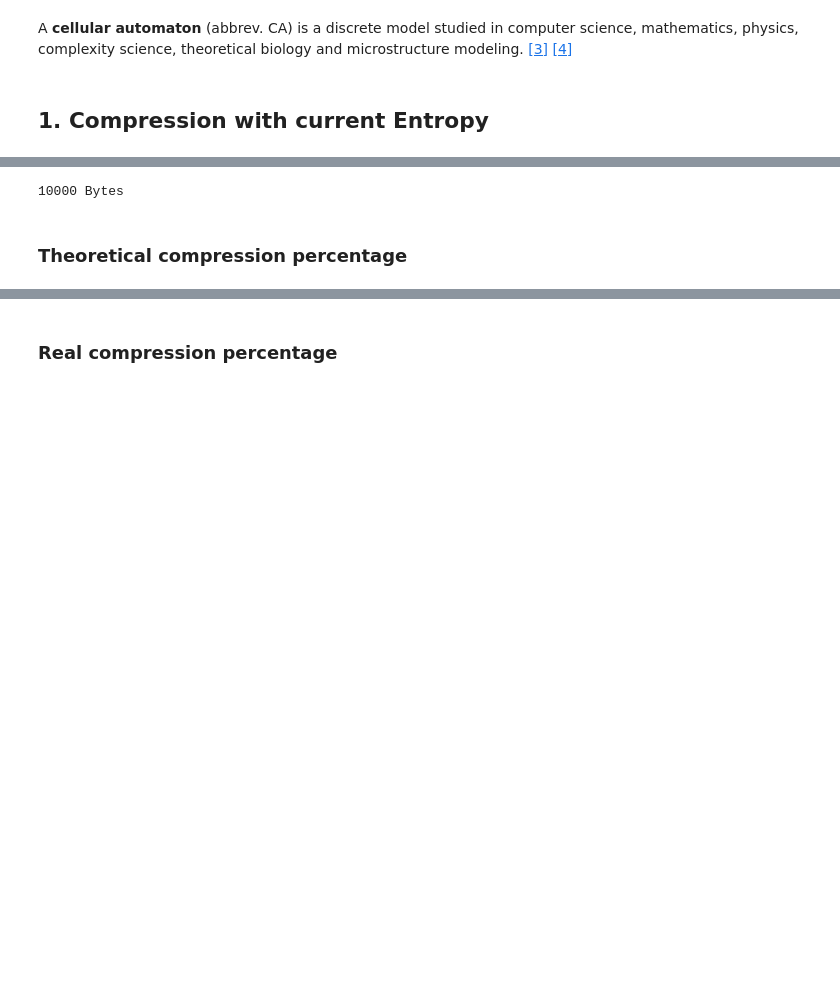
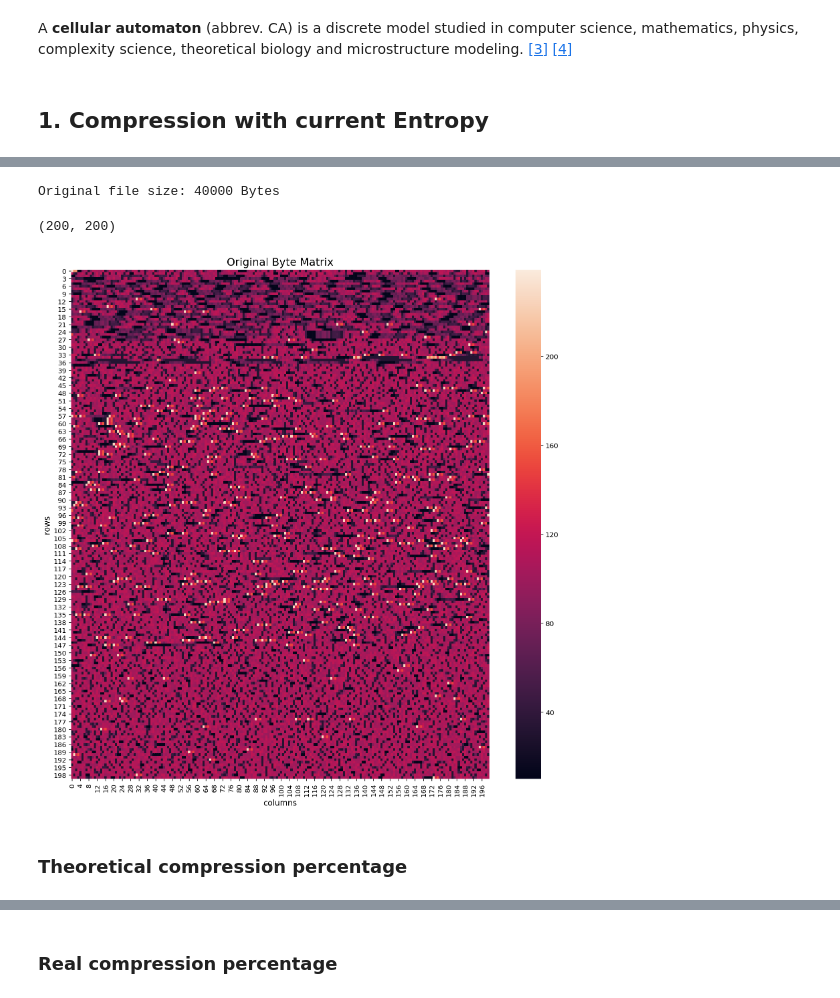
Before and after one commit to ansegura7/DataCompression, a Jupyter notebook: code/CompressionAndEntropy.ipynb, the cells around one changed output, grey strips where cells are left out. Saved outputs shown, nothing was run; the diff lists cells and outputs as text; code cells hidden in the pictures; blank space fills up the shorter version.

```diff
--- a/code/CompressionAndEntropy.ipynb
+++ b/code/CompressionAndEntropy.ipynb
@@ -93,3 +33,31 @@ def get_file_bytes(file_path):
     with open(file_path, 'rb') as f:
         return bytearray(f.read());
     return None
+# %%
+# Loading target file
+file_path = "../data/text/book1-en.txt"
+text_byte_list = get_file_bytes(file_path)[:40000]
+n_bytes = len(text_byte_list)
+print('Original file size:', n_bytes, 'Bytes')
+# %% [output]
+Original file size: 40000 Bytes
+# %%
+# Get the matrix size
+def _get_size_matrix(n, noise):
+    factors = reduce(list.__add__, ([i, n//i] for i in range(1, int(n**0.5) + 1) if n % i == 0))
+    return factors[len(factors) - 1], factors[len(factors) - 2], noise
+
+# Check if the number is prime
+def _is_prime(n):
+    if n < 3 or n % 2 == 0:
+        return n == 2
+    else:
+        return not any(n % i == 0 for i in range(3, int(n**0.5 + 2), 2))
+
+# Find the optimal matrix size
+def find_optimal_matrix(n):
+    noise = False
+    if _is_prime(n):
+        n = n + 1
+        noise = True
+    return _get_size_matrix(n, noise);
@@ -96,17 +78,24 @@ def get_file_bytes(file_path):
+# %%
+# Get optimal size
+row_len, col_len, carry = find_optimal_matrix(n_bytes)
+
+# Creating the byte matrix (row, col)
+bytes_matrix = create_byte_matrix(text_byte_list, row_len, col_len)
+bytes_matrix.shape
+# %% [output]
+(200, 200)
+# %%
+# Plotting original matrix
+plot_byte_matrix(bytes_matrix, 'Original Byte Matrix')
+# %% [output]
+[figure, added]
+# %% [markdown]
+### Theoretical compression percentage
 # %%
 # Function - Return shannon entropy
 def entropy_shannon(symbols, base=None):
     value, counts = np.unique(symbols, return_counts=True)
     return entropy(counts, base=base)
-# %%
-# Loading target file
-file_path = "../data/text/book1-en.txt"
-text_byte_list = get_file_bytes(file_path)[:10000]
-print(len(text_byte_list), 'Bytes')
-# %% [output]
-10000 Bytes
-# %% [markdown]
-### Theoretical compression percentage
 # %%
 # Function - Calculates the compression percentage (%)
 def calc_compression_percentage(curr_size, new_size, precision = 14):
```
Also changed, not shown: parts of 23 cells of this notebook, 1 other file.
